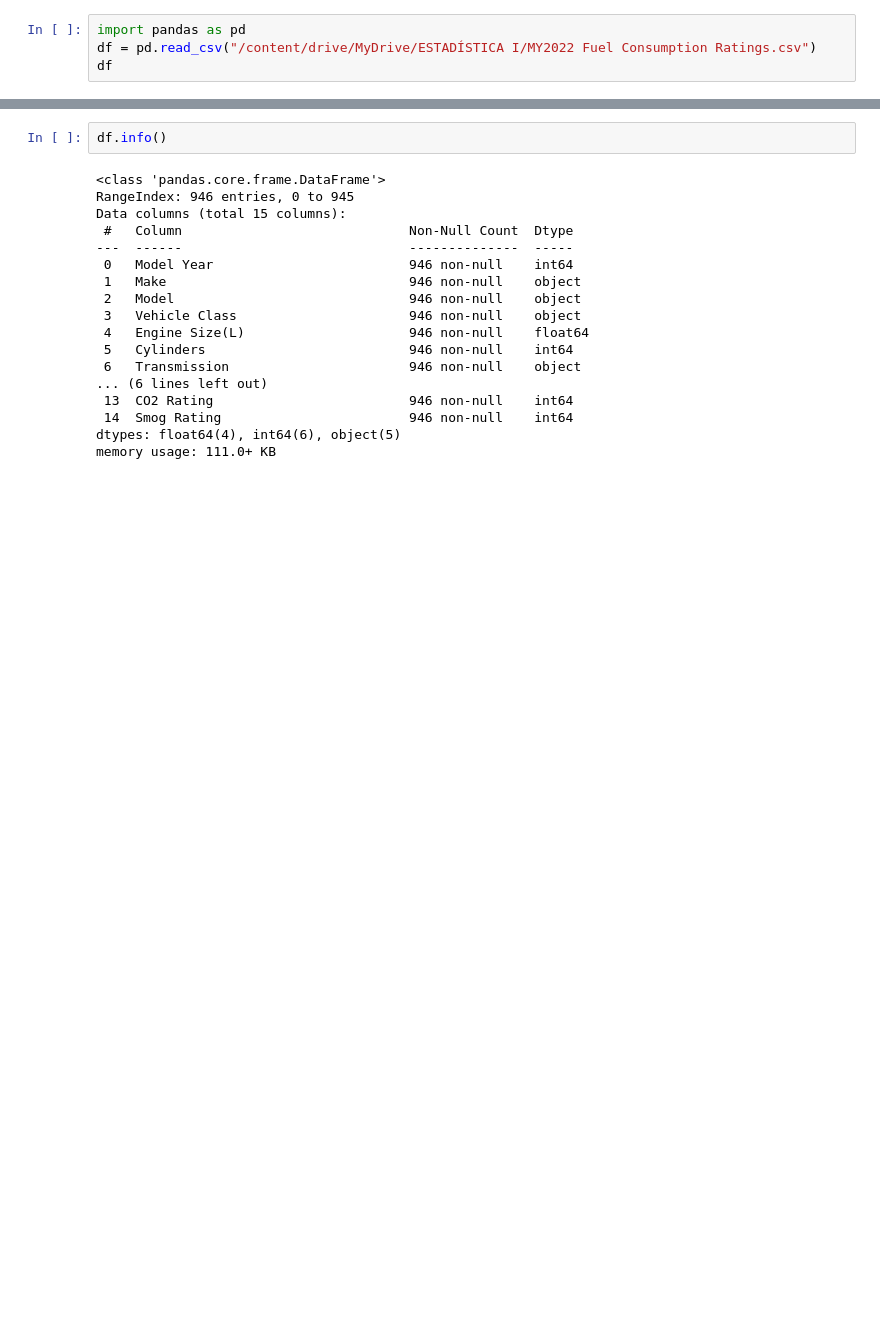
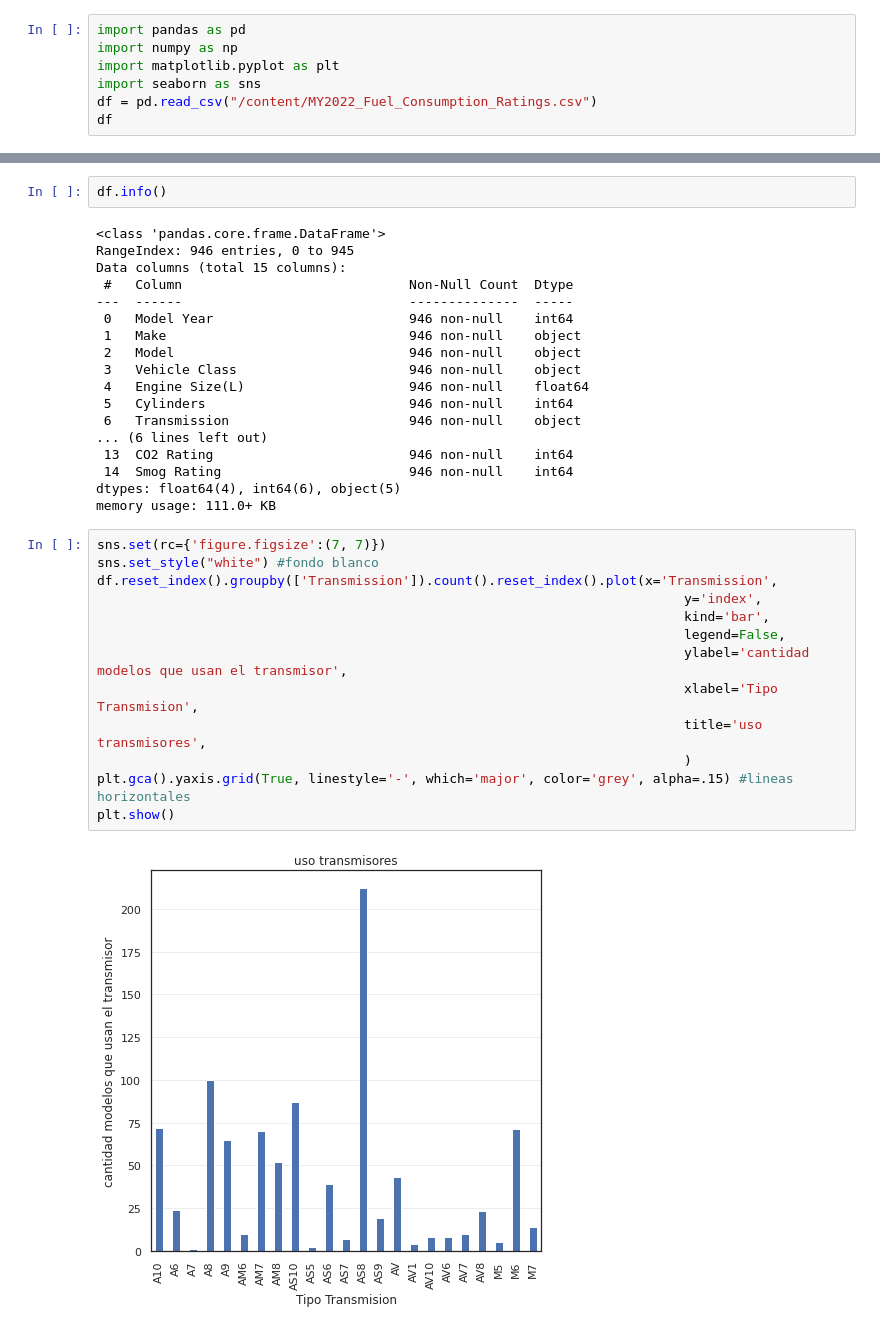
Before and after one commit to 0ces/Estadistica-1-UIS, a Jupyter notebook: notebooks/Dataset I.ipynb, the cells around one changed output, grey strips where cells are left out. Saved outputs shown, nothing was run; the diff lists cells and outputs as text; blank space fills up the shorter version.

```diff
--- a/notebooks/Dataset I.ipynb
+++ b/notebooks/Dataset I.ipynb
@@ -5,7 +5,10 @@
 El siguiente dataset contiene los datos de consumo de combustible para 946 vehículos en Norte América y Europa. Se presentan datos como el tamaño del motor, tipo de transmisión, emisiones en CO2, tipo de combustible, consumo de combustible en litros cada 100 km y en millas por galón, tanto en ciudad como en la autopista.
 # %%
 import pandas as pd
-df = pd.read_csv("/content/drive/MyDrive/ESTADÍSTICA I/MY2022 Fuel Consumption Ratings.csv")
+import numpy as np
+import matplotlib.pyplot as plt
+import seaborn as sns
+df = pd.read_csv("/content/MY2022_Fuel_Consumption_Ratings.csv")
 df
 # %% [output]
 |  | Model Year | Make | Model | Vehicle Class | Engine Size(L) | Cylinders | Transmission | Fuel Type | ... |
@@ -43,3 +44,18 @@ Data columns (total 15 columns):
  14  Smog Rating                        946 non-null    int64
 dtypes: float64(4), int64(6), object(5)
 memory usage: 111.0+ KB
+# %%
+sns.set(rc={'figure.figsize':(7, 7)})
+sns.set_style("white") #fondo blanco
+df.reset_index().groupby(['Transmission']).count().reset_index().plot(x='Transmission',
+                                                                           y='index',
+                                                                           kind='bar',
+                                                                           legend=False,
+                                                                           ylabel='cantidad modelos que usan el transmisor',
+                                                                           xlabel='Tipo Transmision',
+                                                                           title='uso transmisores',
+                                                                           )
+plt.gca().yaxis.grid(True, linestyle='-', which='major', color='grey', alpha=.15) #lineas horizontales
+plt.show()
+# %% [output]
+[figure, added]
```
Also changed, not shown: parts of 1 cell of this notebook.
